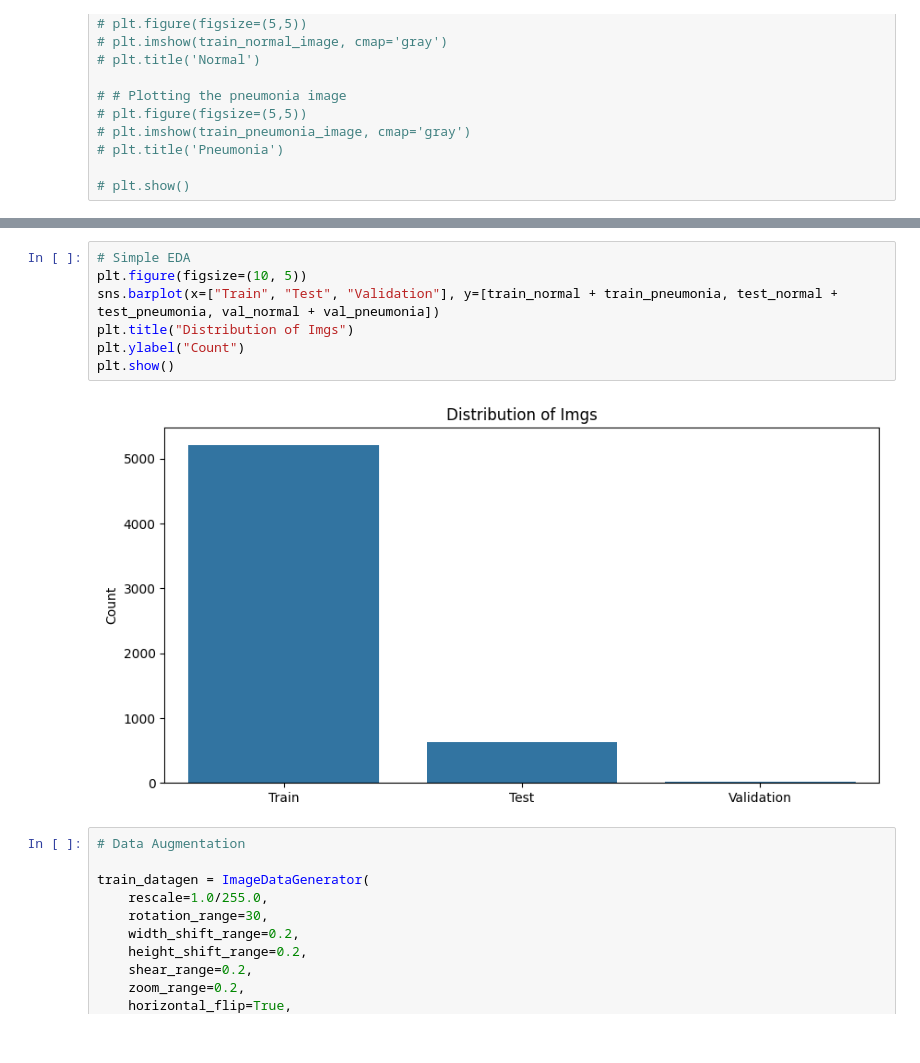
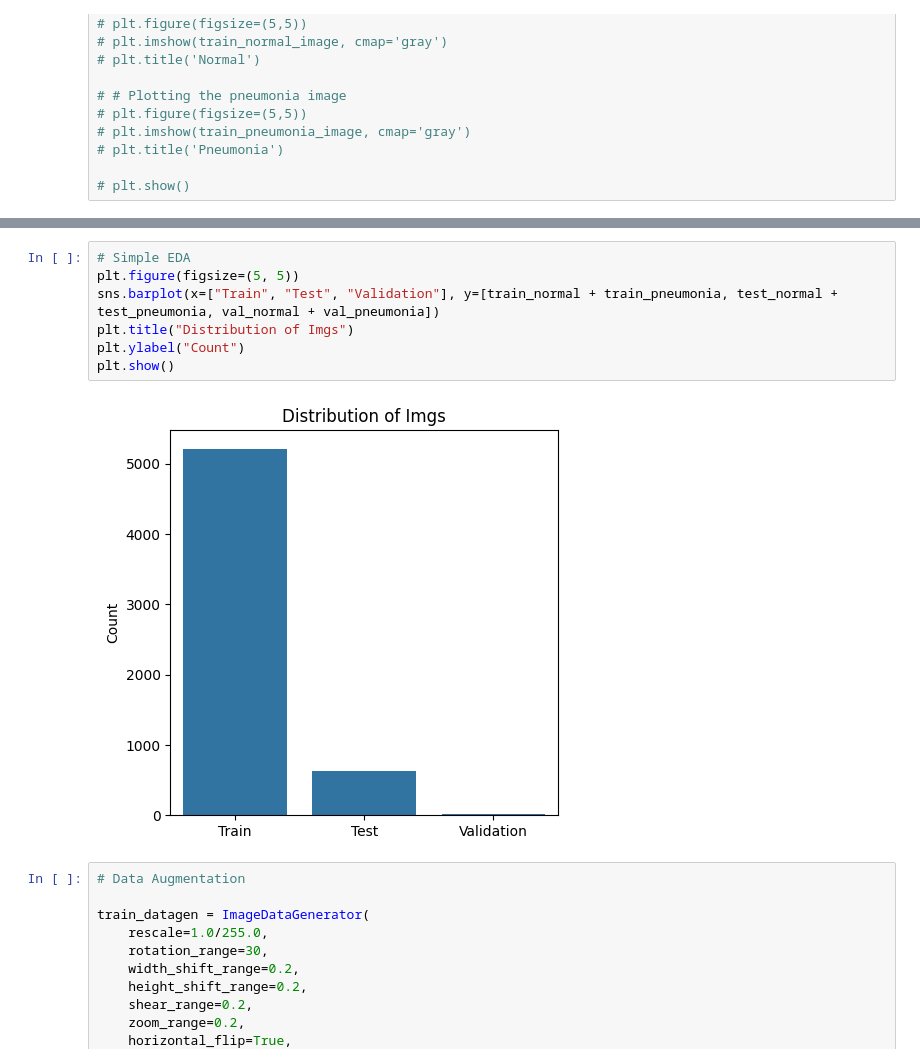
Before and after one commit to abbasshafi/Projects, a Jupyter notebook: Chest X-ray Classification with Convolutional Neural Networks (CNNs)/Pneumonia_Dectection_CNN.ipynb, the cells around one changed output, grey strips where cells are left out. Drawn from its saved outputs; the diff is of its cells as text.

```diff
--- a/Chest X-ray Classification with Convolutional Neural Networks (CNNs)/Pneumonia_Dectection_CNN.ipynb
+++ b/Chest X-ray Classification with Convolutional Neural Networks (CNNs)/Pneumonia_Dectection_CNN.ipynb
@@ -78,12 +93,12 @@ plt.show()
 # %%
 # Simple EDA
-plt.figure(figsize=(10, 5))
+plt.figure(figsize=(5, 5))
 sns.barplot(x=["Train", "Test", "Validation"], y=[train_normal + train_pneumonia, test_normal + test_pneumonia, val_normal + val_pneumonia])
 plt.title("Distribution of Imgs")
 plt.ylabel("Count")
 plt.show()
 # %% [output]
-[figure, old version]
+[figure, new version]
 # %%
 # Data Augmentation
 
```
Also changed, not shown: parts of 13 cells of this notebook, 3 other files.
